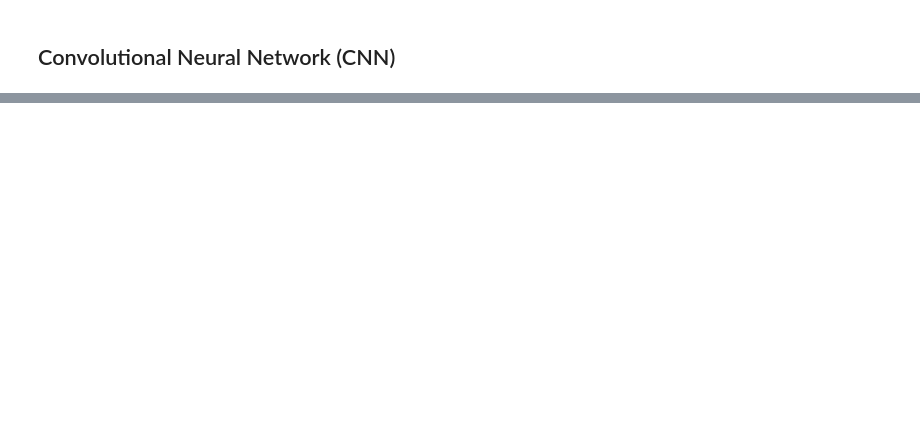
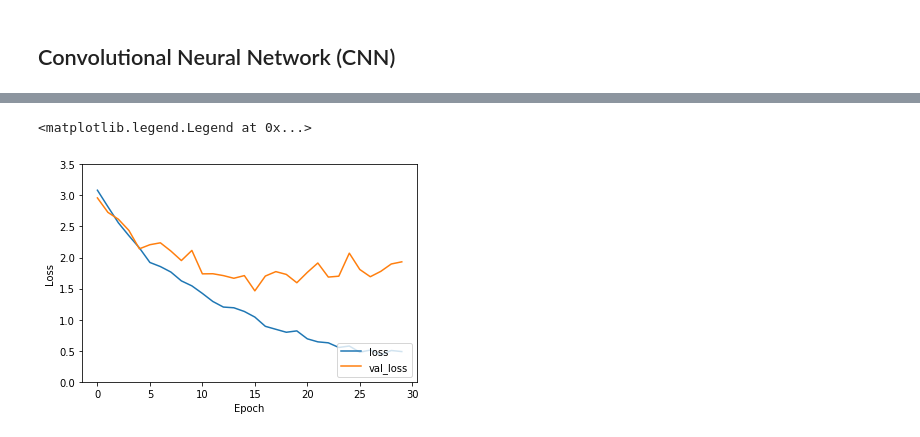
Before and after one commit to Valerio-Colombo/A2NDL_Challange, a Jupyter notebook: Challenge1/Blank_CNN.ipynb, the cells around one changed output, grey strips where cells are left out. Drawn from its saved outputs; the diff is of its cells as text; code cells hidden in the pictures; blank space fills up the shorter version.

```diff
--- a/Challenge1/Blank_CNN.ipynb
+++ b/Challenge1/Blank_CNN.ipynb
@@ -239,3 +258,16 @@ plt.legend(loc='lower right')
+# %%
+loss = history.history['loss']
+val_loss = history.history['val_loss']
+
+plt.plot(history.history['loss'], label='loss')
+plt.plot(history.history['val_loss'], label = 'val_loss')
+plt.xlabel('Epoch')
+plt.ylabel('Loss')
+plt.ylim([0, 3.5])
+plt.legend(loc='lower right')
+# %% [output]
+<matplotlib.legend.Legend at 0x...>
+[figure, added]
 # %%
 from datetime import datetime
 
```
Also changed, not shown: parts of 7 cells of this notebook, 9 other files.
